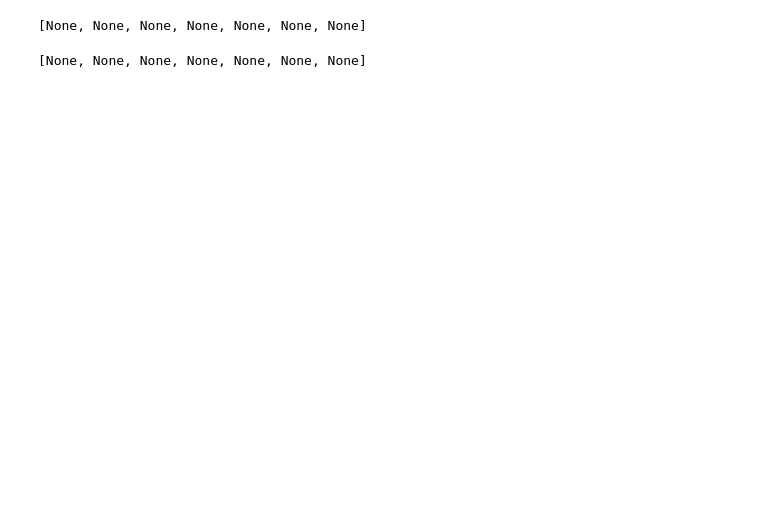
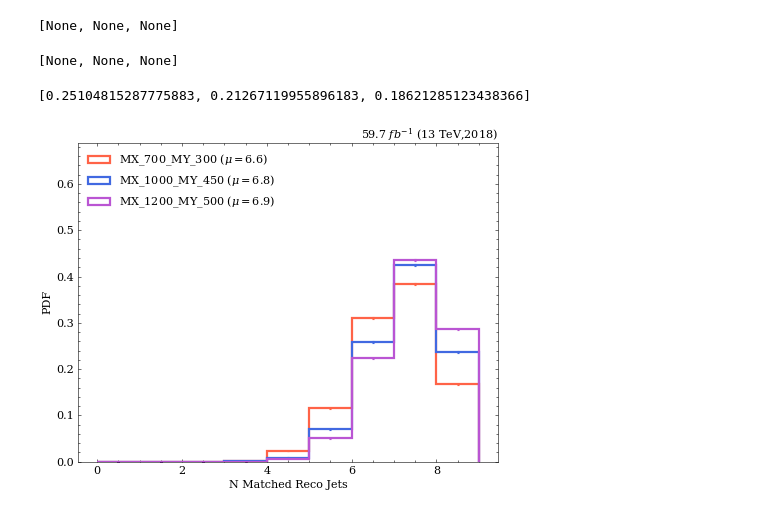
Before and after one commit to ekoenig4/analysis, a Jupyter notebook: jupyter/eightb/gen-studies/gen_jets.ipynb, the cells around one changed output. Drawn from its saved outputs; the diff is of its cells as text; code cells hidden in the pictures; blank space fills up the shorter version.

```diff
--- a/jupyter/eightb/gen-studies/gen_jets.ipynb
+++ b/jupyter/eightb/gen-studies/gen_jets.ipynb
@@ -104,10 +103,34 @@ def make_genjet_variables(tree):
         }
     )
 # %%
-signal_trees.extend(kwargs=make_genjet_variables)
+signal_trees.apply(make_genjet_variables)
 # %% [output]
-[None, None, None, None, None, None, None]
+[None, None, None]
 # %%
-signal_trees.extend(kwargs=lambda t : build_collection(t,'gen_H\dY\d_b\d','gen_quark'))
+signal_trees.apply(lambda t : build_collection(t,'gen_H\dY\d_b\d','gen_quark',ordered="genjet_pt"))
 # %% [output]
-[None, None, None, None, None, None, None]
+[None, None, None]
+# %%
+def frac_unmatched_genjet(t):
+    gen_matched = t.gen_quark_genjet_quark_matched
+    reco_matched = t.gen_quark_genjet_recojet_matched
+
+    gen_not_reco = (gen_matched == 1) & (reco_matched == 0)
+    n_gen_not_reco = ak.sum(gen_not_reco, axis=-1)
+    t.extend(n_gen_not_reco=n_gen_not_reco)
+    return ak.mean(n_gen_not_reco>0,axis=-1)
+
+signal_trees.apply(frac_unmatched_genjet)
+# %% [output]
+[0.25104815287775883, 0.21267119955896183, 0.18621285123438366]
+# %%
+study.quick(
+    signal_trees, legend=True,
+    h_label_stat='mean',
+    varlist=['nfound_all'],
+    xlabels=['N Matched Reco Jets'],
+    efficiency=True,
+    saveas=f'{dout}/n_matched_reco_jets'
+)
+# %% [output]
+[figure, added]
```
Also changed, not shown: parts of 14 cells of this notebook, 25 other files.
